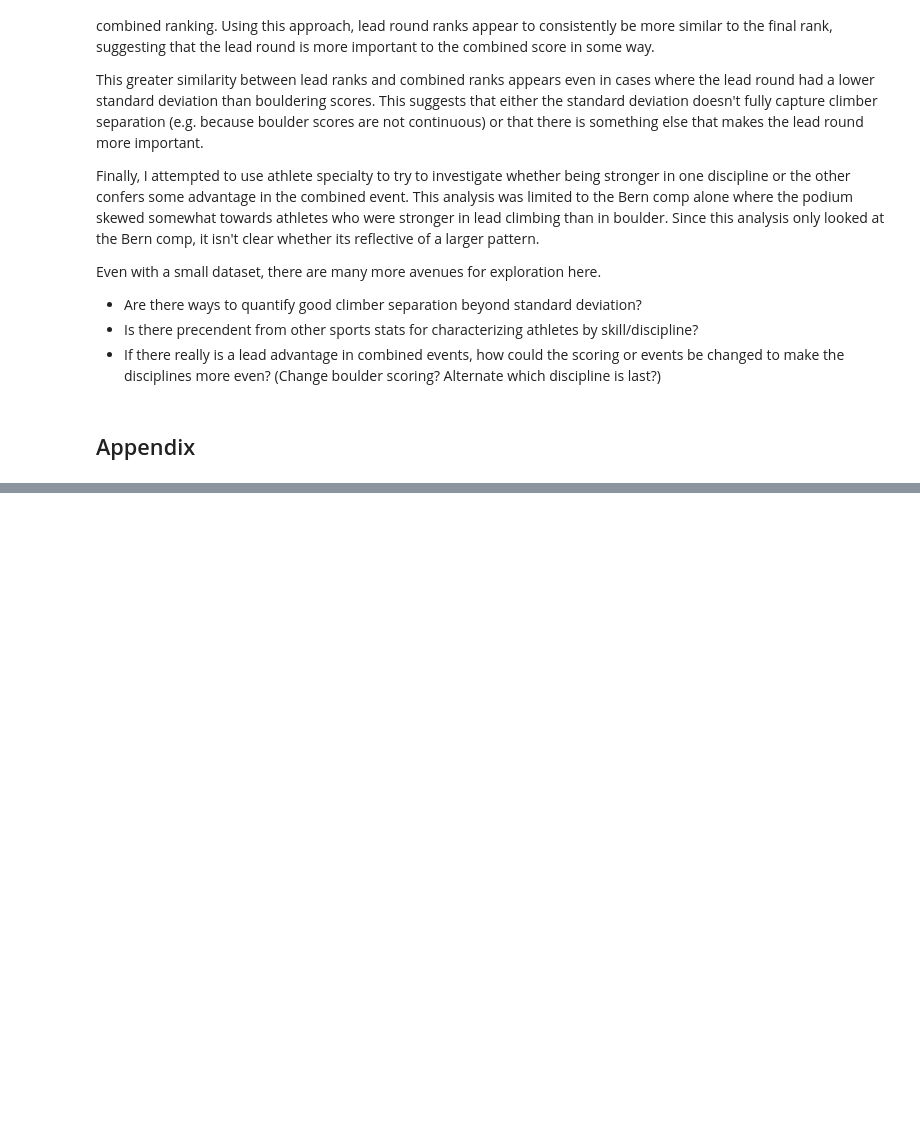
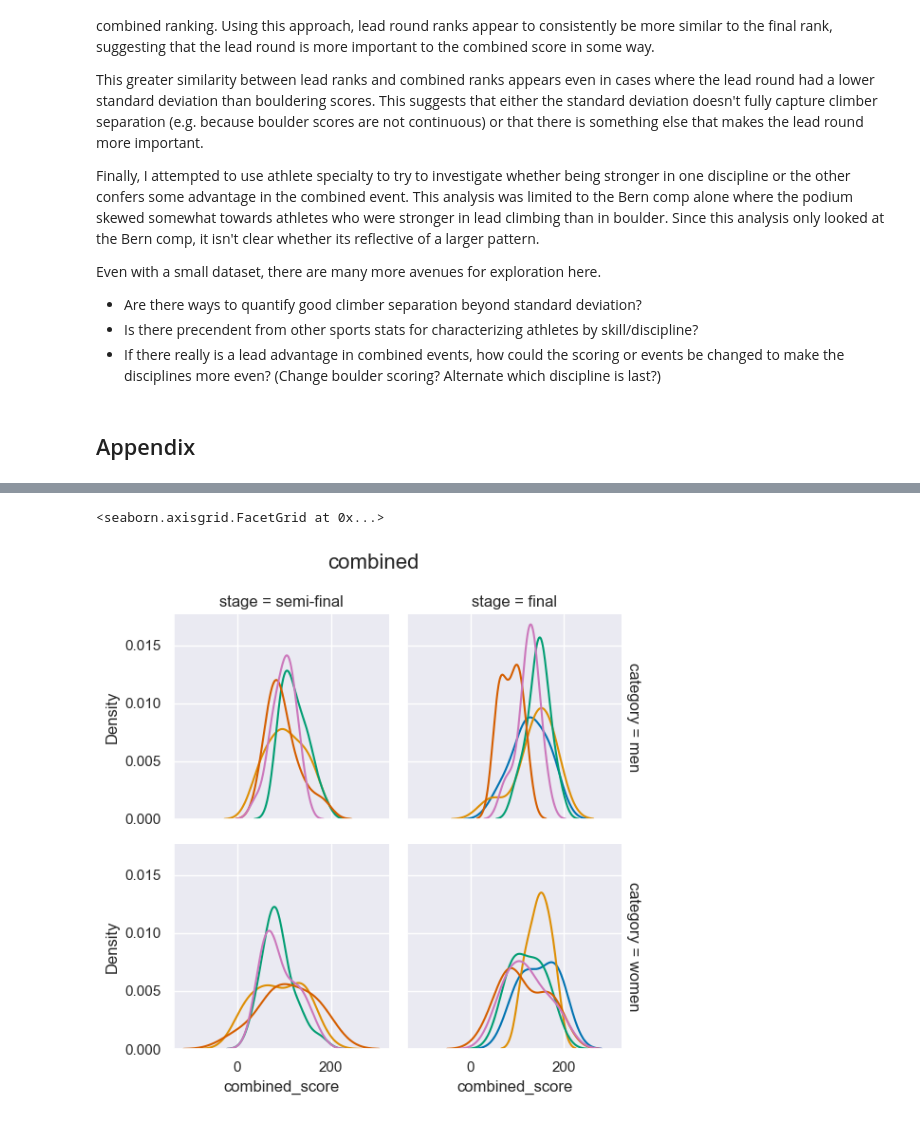
Before and after one commit to mlauter/compclimbingstats, a Jupyter notebook: leadadvantage.ipynb, the cells around one changed output, grey strips where cells are left out. Saved outputs shown, nothing was run; the diff lists cells and outputs as text; code cells hidden in the pictures; blank space fills up the shorter version.

```diff
--- a/leadadvantage.ipynb
+++ b/leadadvantage.ipynb
@@ -502,0 +508,8 @@ ValueError: Could not interpret value `combined_score` for parameter `x`
+# %%
+
+g = sns.FacetGrid(cleandf, col='stage', col_order=['semi-final', 'final'], row='category', row_order=['men', 'women'], margin_titles=True, hue='event_id_str')
+g.figure.suptitle('combined', size=16)
+g.map(sns.kdeplot, 'combined_score')
+# %% [output]
+<seaborn.axisgrid.FacetGrid at 0x...>
+[figure, added]
```
Also changed, not shown: parts of 8 cells of this notebook.
